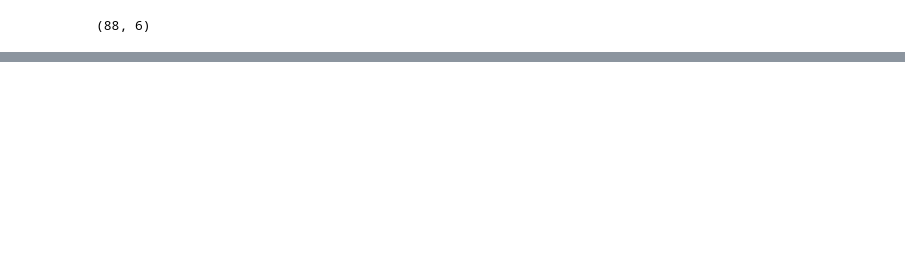
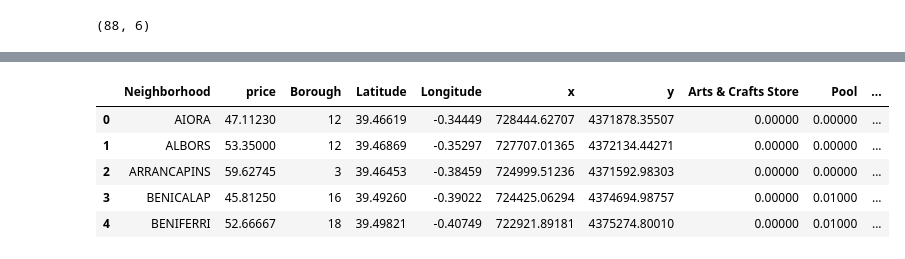
Before and after one commit to jocalte/Coursera_Capstone, a Jupyter notebook: The Battle of Neighborhoods.ipynb, the cells around one changed output, grey strips where cells are left out. Drawn from its saved outputs; the diff is of its cells as text; code cells hidden in the pictures; blank space fills up the shorter version.

```diff
--- a/The Battle of Neighborhoods.ipynb
+++ b/The Battle of Neighborhoods.ipynb
@@ -142,0 +233,4 @@ folium.GeoJson(data=(open("valencia_data.json", "r", encoding="utf-8-sig")).read
+# %%
+results = requests.get(url).json()
+#print('There are {} around Ecco restaurant.'.format(len(results['response']['groups'][0]['items'])))
+results
@@ -142,0 +306,6 @@ folium.GeoJson(data=(open("valencia_data.json", "r", encoding="utf-8-sig")).read
+# %%
+valencia_venues = getNearbyVenues(names=df1['Neighborhood'],
+                                   latitudes=df1['Latitude'],
+                                   longitudes=df1['Longitude'],
+                                  radius=radius
+                                  )
@@ -142,0 +323,14 @@ folium.GeoJson(data=(open("valencia_data.json", "r", encoding="utf-8-sig")).read
+# %%
+# one hot encoding
+valencia_onehot = pd.get_dummies(valencia_venues[['Venue Category']], prefix="", prefix_sep="")
+
+fixed_columns = ['Neighborhood'] + list(set(valencia_onehot.columns.to_list()).difference(['Neighborhood']))
+# add neighborhood column back to dataframe
+valencia_onehot['Neighborhood'] = valencia_venues['Neighborhood']
+
+# move neighborhood column to the first column
+#fixed_columns = [valencia_onehot.columns[-1]] + list(valencia_onehot.columns[:-1])
+
+valencia_onehot = valencia_onehot[fixed_columns]
+
+valencia_onehot.head()
@@ -142,0 +344,3 @@ folium.GeoJson(data=(open("valencia_data.json", "r", encoding="utf-8-sig")).read
+# %%
+valencia_onehot = valencia_onehot.groupby('Neighborhood').mean().reset_index()
+valencia_onehot
@@ -142,0 +365,10 @@ folium.GeoJson(data=(open("valencia_data.json", "r", encoding="utf-8-sig")).read
+# %%
+df2 = df1.merge(valencia_onehot, on='Neighborhood')
+df2.head()
+# %% [output]
+|  | Neighborhood | price | Borough | Latitude | Longitude | x | y | Arts & Crafts Store | Pool | ... |
+| 0 | AIORA | 47.11230 | 12 | 39.46619 | -0.34449 | 728444.62707 | 4371878.35507 | 0.00000 | 0.00000 | ... |
+| 1 | ALBORS | 53.35000 | 12 | 39.46869 | -0.35297 | 727707.01365 | 4372134.44271 | 0.00000 | 0.00000 | ... |
+| 2 | ARRANCAPINS | 59.62745 | 3 | 39.46453 | -0.38459 | 724999.51236 | 4371592.98303 | 0.00000 | 0.00000 | ... |
+| 3 | BENICALAP | 45.81250 | 16 | 39.49260 | -0.39022 | 724425.06294 | 4374694.98757 | 0.00000 | 0.01000 | ... |
+| 4 | BENIFERRI | 52.66667 | 18 | 39.49821 | -0.40749 | 722921.89181 | 4375274.80010 | 0.00000 | 0.01000 | ... |
```
Also changed, not shown: parts of 23 cells of this notebook.
